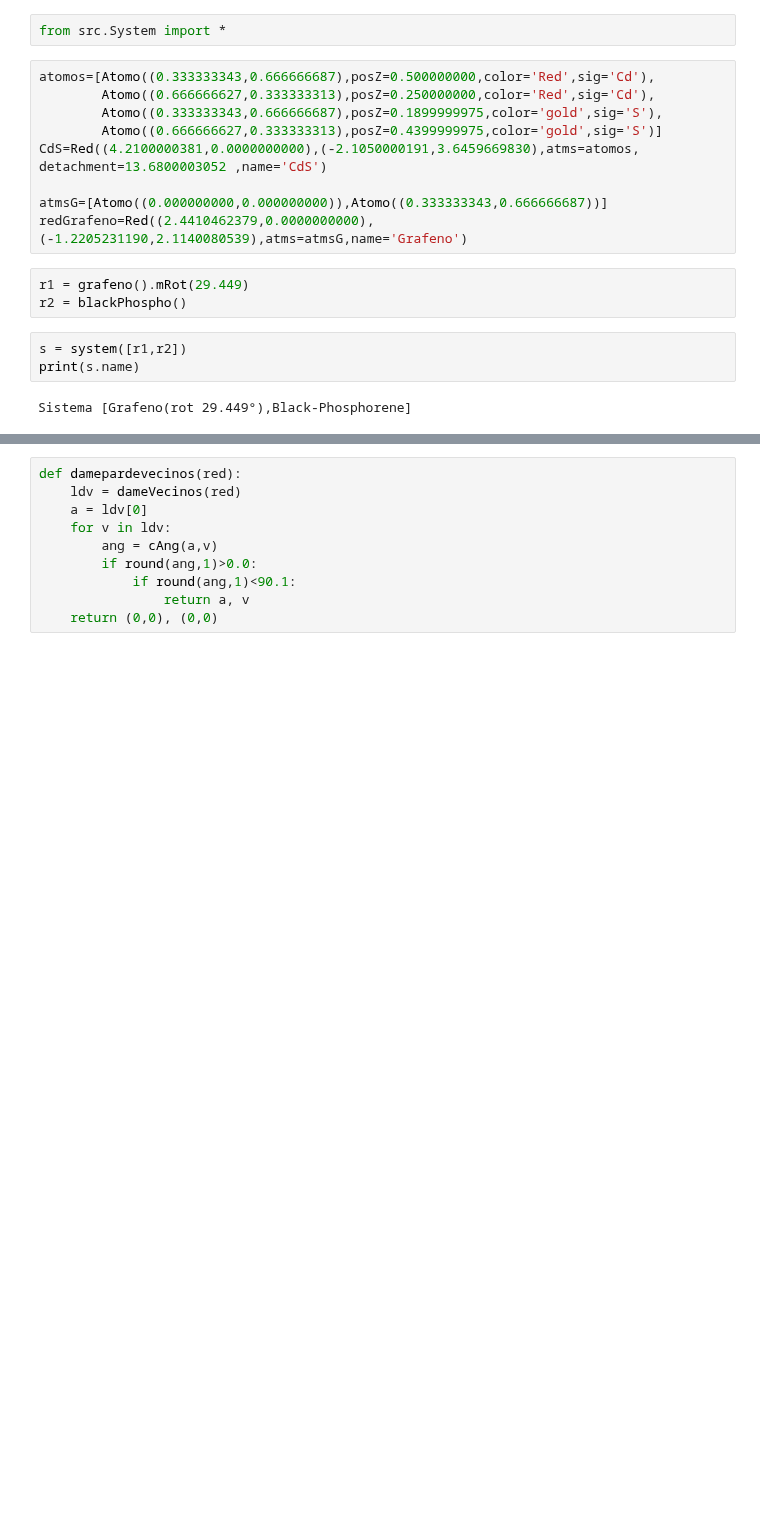
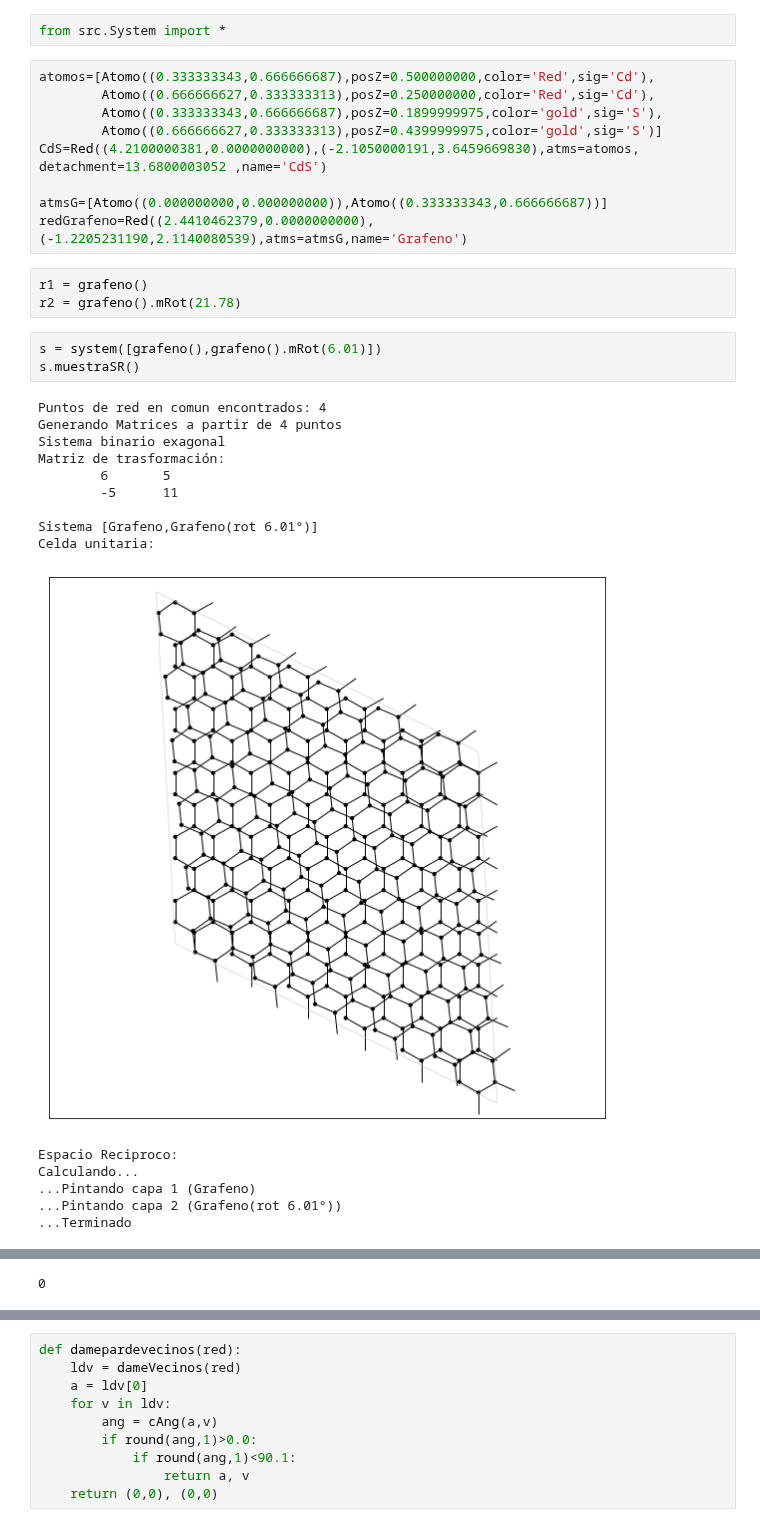
Before and after one commit to OssielAg/SS, a Jupyter notebook: SuperCell/Untitled1.ipynb, the cells around one changed output, grey strips where cells are left out. Saved outputs shown, nothing was run; the diff lists cells and outputs as text; blank space fills up the shorter version.

```diff
--- a/SuperCell/Untitled1.ipynb
+++ b/SuperCell/Untitled1.ipynb
@@ -10,10 +10,24 @@ CdS=Red((4.2100000381,0.0000000000),(-2.1050000191,3.6459669830),atms=atomos, de
 atmsG=[Atomo((0.000000000,0.000000000)),Atomo((0.333333343,0.666666687))]
 redGrafeno=Red((2.4410462379,0.0000000000),(-1.2205231190,2.1140080539),atms=atmsG,name='Grafeno')
 # %%
-r1 = grafeno().mRot(29.449)
-r2 = blackPhospho()
+r1 = grafeno()
+r2 = grafeno().mRot(21.78)
 # %%
-s = system([r1,r2])
-print(s.name)
+s = system([grafeno(),grafeno().mRot(6.01)])
+s.muestraSR()
 # %% [output]
-Sistema [Grafeno(rot 29.449°),Black-Phosphorene]
+Puntos de red en comun encontrados: 4
+Generando Matrices a partir de 4 puntos
+Sistema binario exagonal
+Matriz de trasformación:
+        6       5
+        -5      11
+
+Sistema [Grafeno,Grafeno(rot 6.01°)]
+Celda unitaria:
+[figure, added]
+Espacio Reciproco:
+Calculando...
+...Pintando capa 1 (Grafeno)
+...Pintando capa 2 (Grafeno(rot 6.01°))
+...Terminado
@@ -19,0 +35 @@ Sistema [Grafeno(rot 29.449°),Black-Phosphorene]
+0
```
Also changed, not shown: parts of 16 cells of this notebook, 23 other files.
